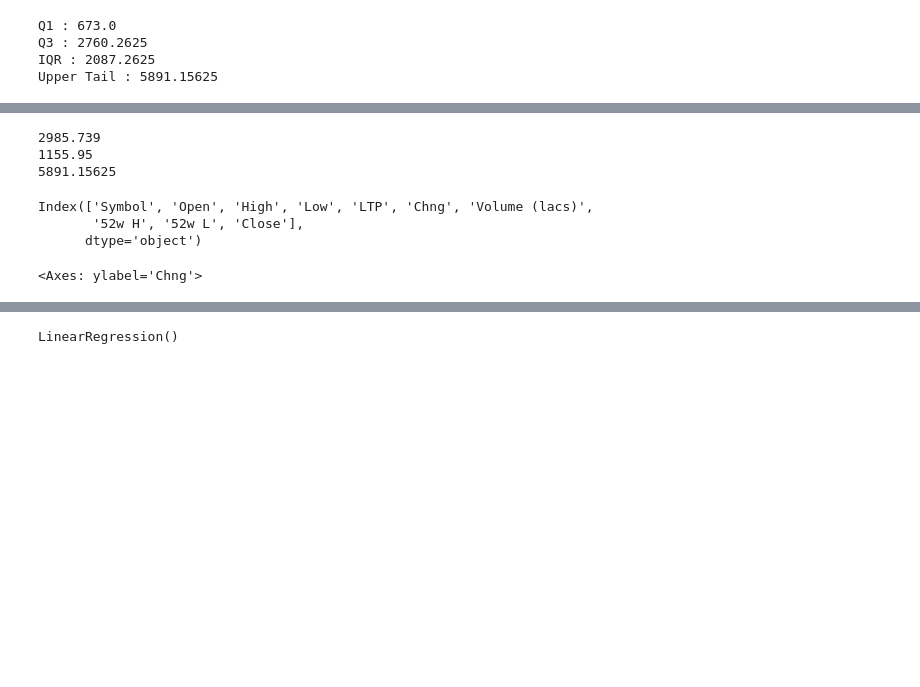
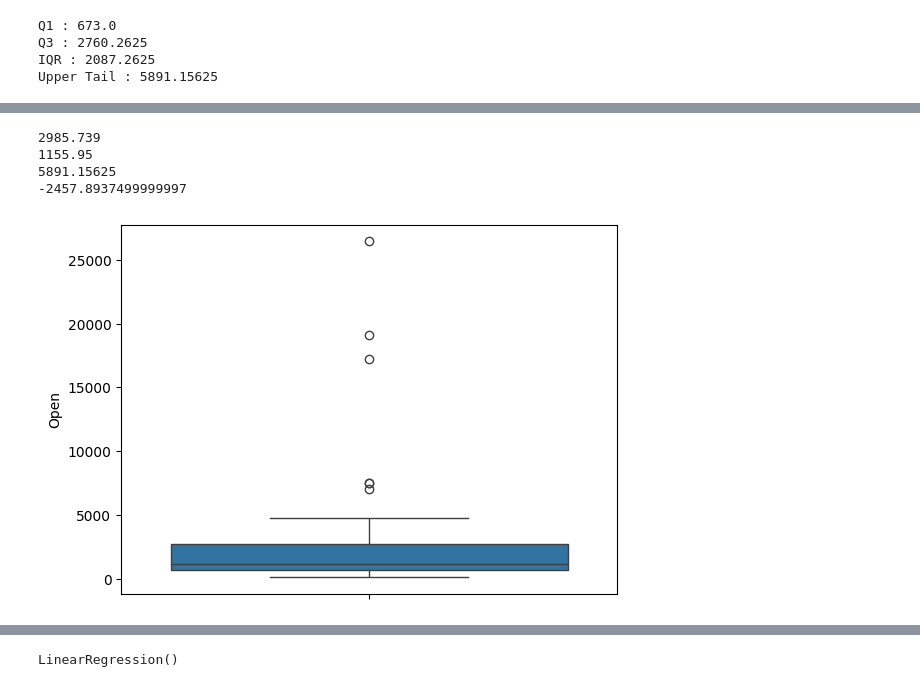
Before and after one commit to reenashirale/nifty_50_prediction, a Jupyter notebook: stock_price_prediction/stock_price_prediction.ipynb, the cells around one changed output, grey strips where cells are left out. Cells and saved outputs as stored; diff of their text form; code cells hidden in the pictures; blank space fills up the shorter version.

```diff
--- a/stock_price_prediction/stock_price_prediction.ipynb
+++ b/stock_price_prediction/stock_price_prediction.ipynb
@@ -201,17 +336,9 @@ Upper Tail : 5891.15625
 print(df['Open'].mean())
 print(df['Open'].median())
 print(open_upper_tail)
+print(open_lower_tail)
 # %% [output]
 2985.739
 1155.95
 5891.15625
+-2457.8937499999997
-# %%
-df.columns
-# %% [output]
-Index(['Symbol', 'Open', 'High', 'Low', 'LTP', 'Chng', 'Volume (lacs)',
-       '52w H', '52w L', 'Close'],
-      dtype='object')
-# %%
-df.boxplot()
-# %% [output]
-<Axes: ylabel='Chng'>
@@ -228,0 +345,5 @@ for col in df:
+# %%
+sns.boxplot(df['Open'])
+plt.show()
+# %% [output]
+[figure, added]
```
Also changed, not shown: parts of 33 cells of this notebook, 6 other files.
